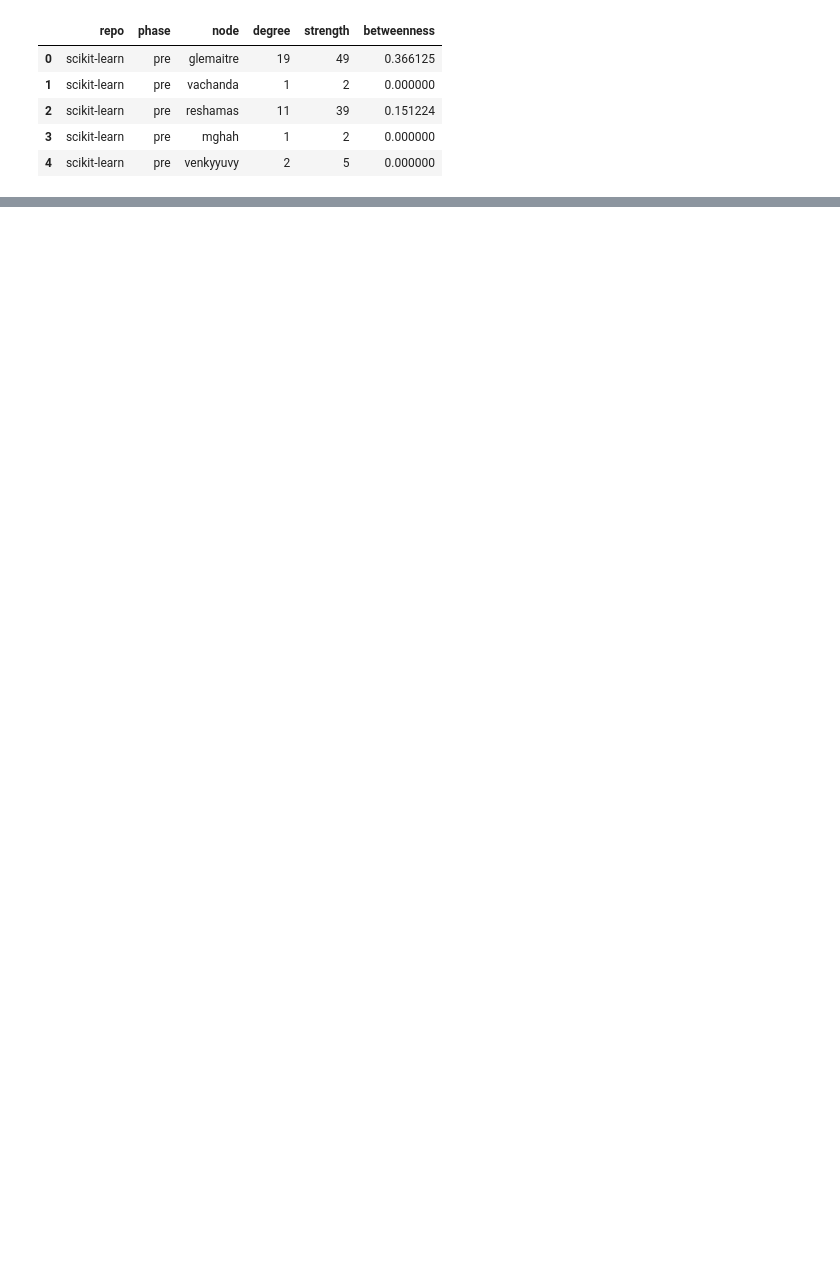
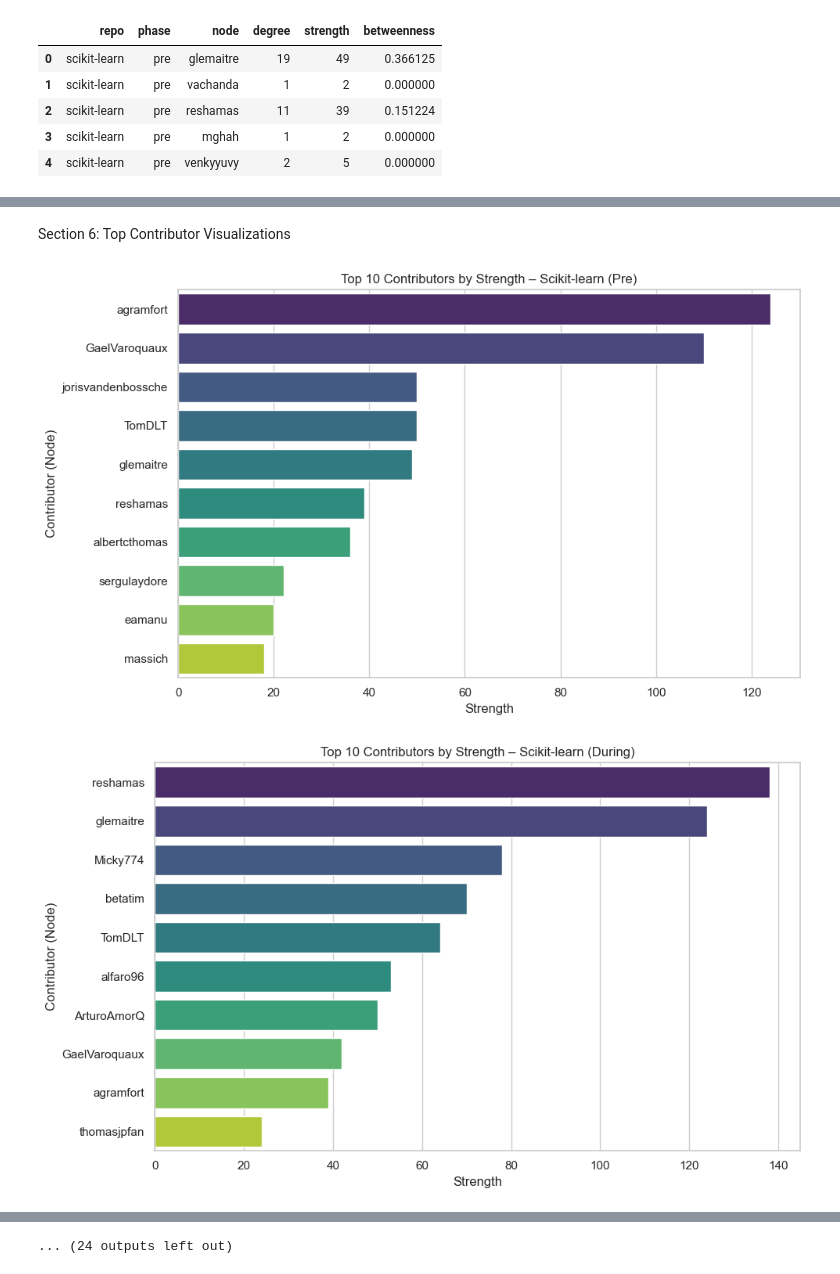
Before and after one commit to NJMiels013/The-Evolution-of-Collaboration-in-Open-Source-Software, a Jupyter notebook: scripts/Network_Metrics.ipynb, the cells around one changed output, grey strips where cells are left out. Saved outputs shown, nothing was run; the diff lists cells and outputs as text; code cells hidden in the pictures; blank space fills up the shorter version.

```diff
--- a/scripts/Network_Metrics.ipynb
+++ b/scripts/Network_Metrics.ipynb
@@ -115,0 +199,42 @@ node_df.head()
+# %% [markdown]
+Section 6: Top Contributor Visualizations
+# %%
+import pandas as pd
+import seaborn as sns
+import matplotlib.pyplot as plt
+
+# Load data
+node_df = pd.read_csv("../data/results/node_metrics.csv")
+
+# Ensure consistent capitalization
+node_df["phase"] = node_df["phase"].str.lower()
+node_df["repo"] = node_df["repo"].str.lower()
+
+# Define the metrics you want to visualize
+metrics = ["strength", "betweenness", "degree"]
+
+# Plotting function
+def plot_top_contributors(df, metric, top_n=10):
+    for repo in df["repo"].unique():
+        for phase in df["phase"].unique():
+            subset = df[(df["repo"] == repo) & (df["phase"] == phase)]
+
+            if subset.empty:
+                continue  # Skip empty combinations
+
+            top_nodes = subset.nlargest(top_n, metric)
+
+            plt.figure(figsize=(10, 6))
+            sns.barplot(data=top_nodes, x=metric, y="node", palette="viridis")
+            plt.title(f"Top {top_n} Contributors by {metric.capitalize()} – {repo.capitalize()} ({phase.capitalize()})")
+            plt.xlabel(metric.capitalize())
+            plt.ylabel("Contributor (Node)")
+            plt.tight_layout()
+            plt.show()
+
+# Generate plots for all metrics
+for m in metrics:
+    plot_top_contributors(node_df, m)
+# %% [output]
+[figure, added]
+[figure, added]
@@ -115,0 +251 @@ node_df.head()
+... (24 outputs left out)
```
Also changed, not shown: parts of 10 cells of this notebook, 9 other files.
